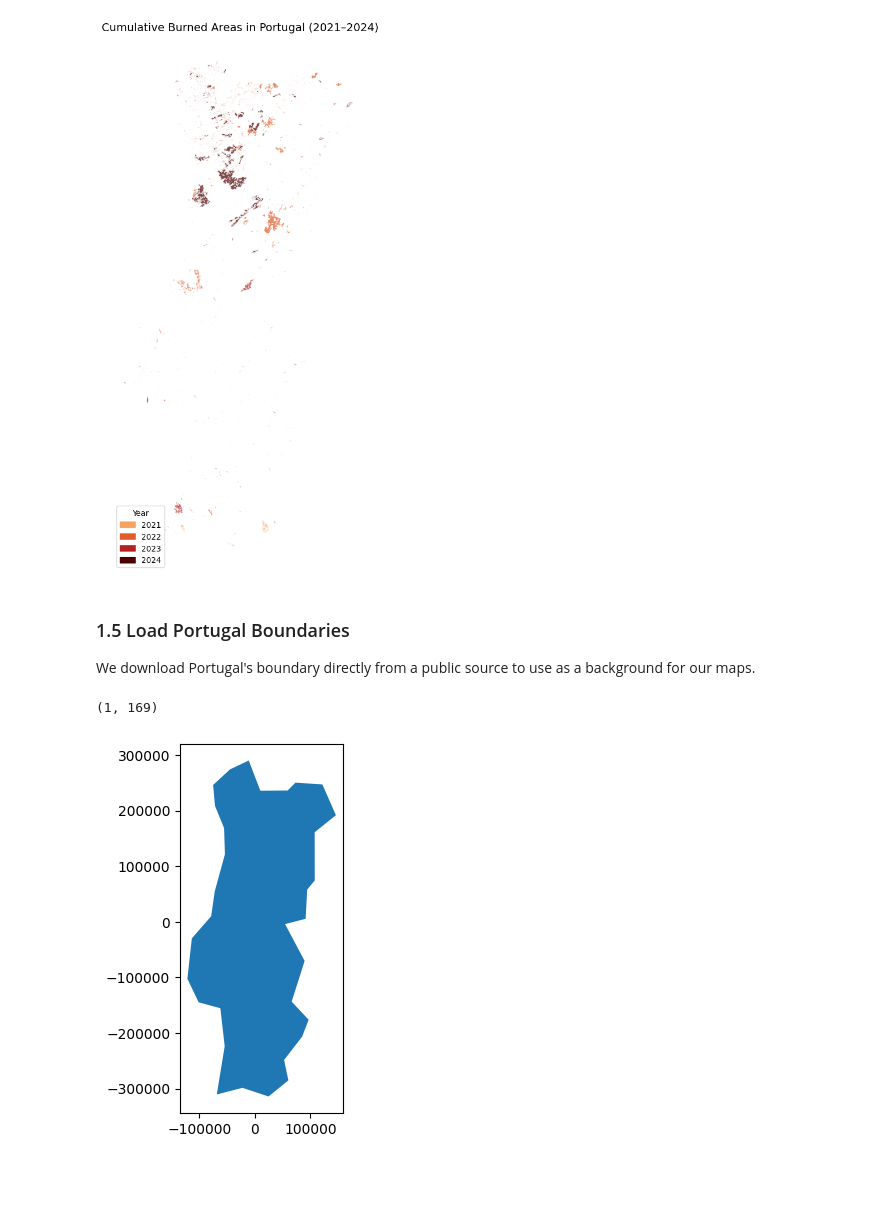
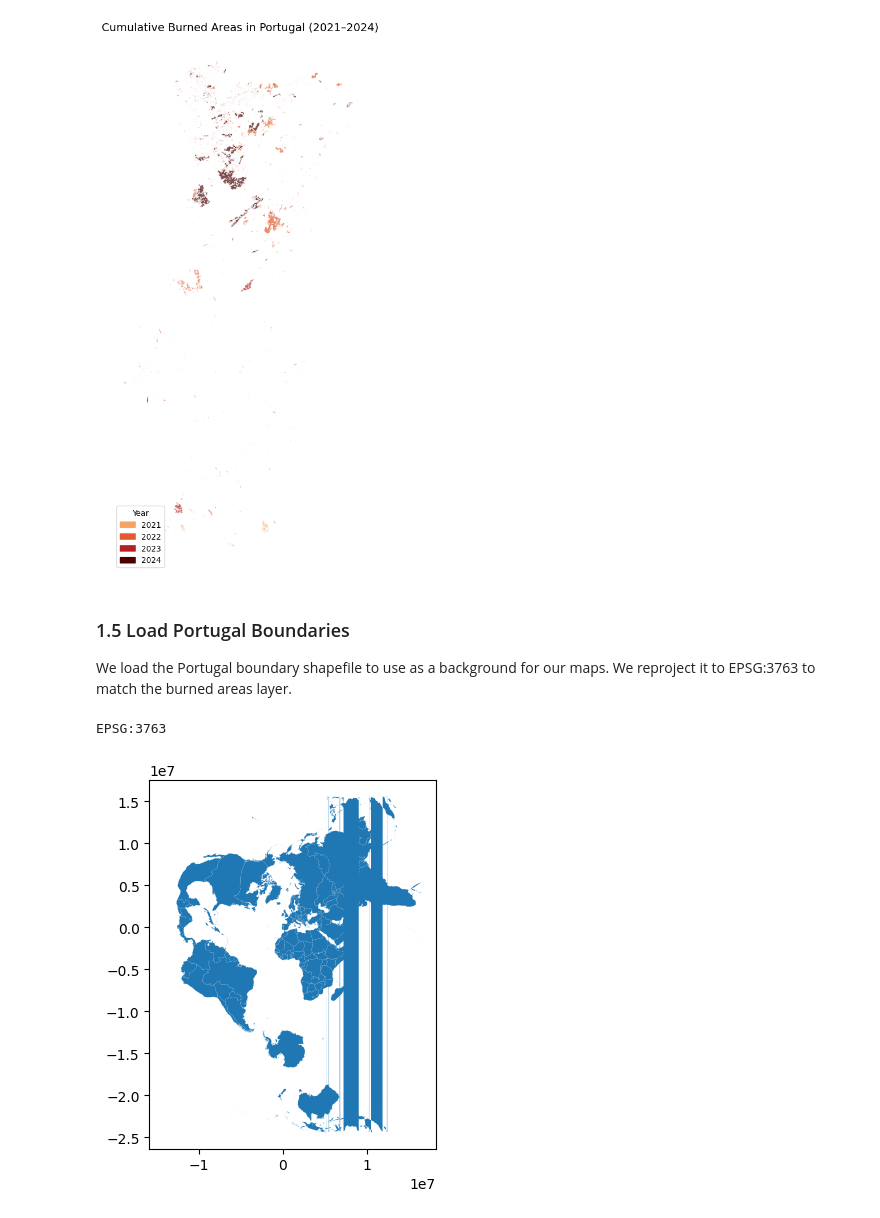
Before and after one commit to martarpdias/wildfires-portugal-smartcities, a Jupyter notebook: notebooks/01_risk_model.ipynb, the cells around one changed output. Saved outputs shown, nothing was run; the diff lists cells and outputs as text; code cells hidden in the pictures; blank space fills up the shorter version.

Commit message:
project template + portugal boundaries

```diff
--- a/notebooks/01_risk_model.ipynb
+++ b/notebooks/01_risk_model.ipynb
@@ -113,20 +113,16 @@ plt.savefig("../outputs/burned_areas_2021_2024.png", dpi=150)
 plt.show()
 # %% [output]
 [figure]
-# %% [markdown]
-### 1.5 Load Portugal Boundaries
-We download Portugal's boundary directly from a public source to use as
-a background for our maps.
-# %%
-import geopandas as gpd
-
-# Download world boundaries directly
-world = gpd.read_file("https://naciscdn.org/naturalearth/110m/cultural/ne_110m_admin_0_countries.zip")
-portugal = world[world["NAME"] == "Portugal"].to_crs("EPSG:3763")
-
-print(portugal.shape)
-portugal.plot()
-plt.show()
-# %% [output]
-(1, 169)
-[figure, removed]
+# %% [markdown]
+### 1.5 Load Portugal Boundaries
+We load the Portugal boundary shapefile to use as a background for our maps.
+We reproject it to EPSG:3763 to match the burned areas layer.
+# %%
+portugal = gpd.read_file("../data/raw/portugal_boundaries/ne_10m_admin_0_countries_prt.shp").to_crs("EPSG:3763")
+
+print(portugal.crs)
+portugal.plot()
+plt.show()
+# %% [output]
+EPSG:3763
+[figure, added]
```
Also changed, not shown: 1 other file.
